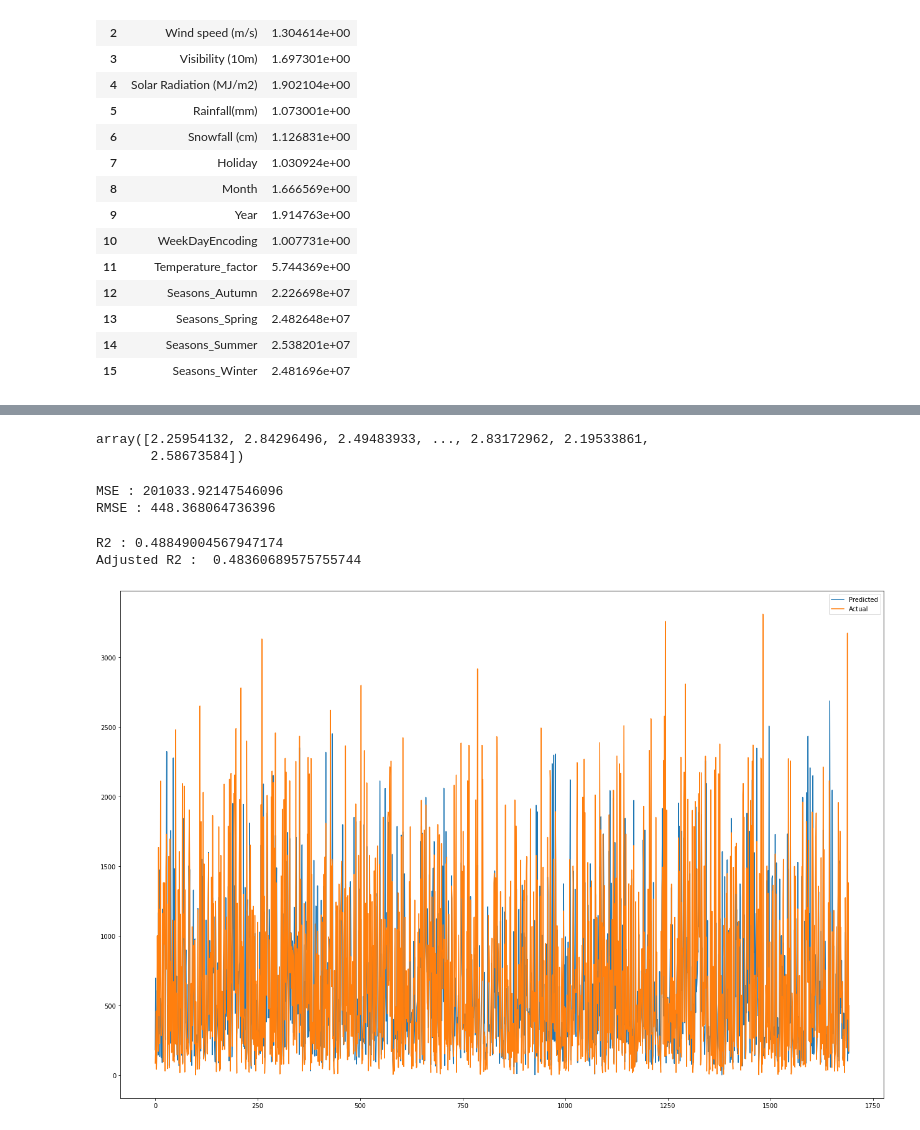
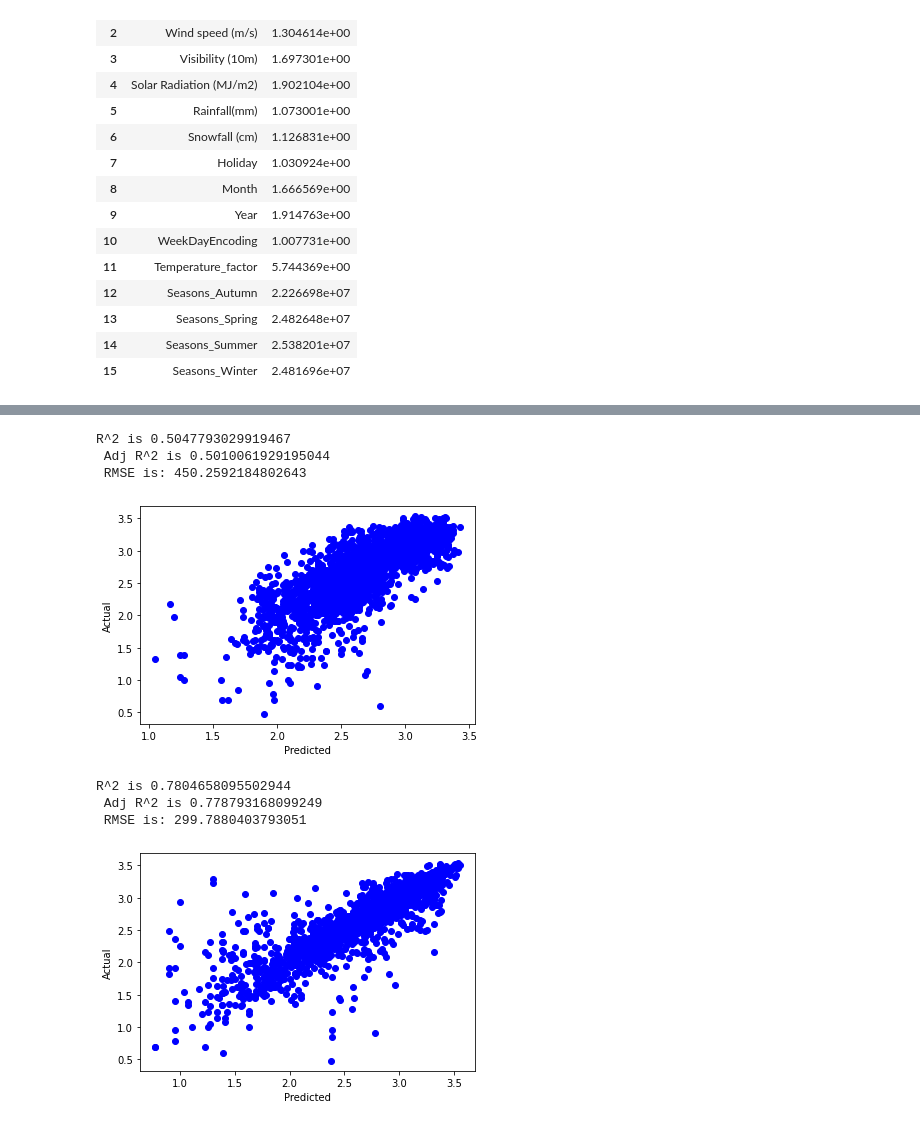
Before and after one commit to disuja7/Bike-sharing-demand-prediction, a Jupyter notebook: Copy_of_Bike_Sharing_Demand_Prediction_Capstone_Project.ipynb, the cells around one changed output, grey strips where cells are left out. Cells and saved outputs as stored; diff of their text form; code cells hidden in the pictures.

```diff
--- a/Copy_of_Bike_Sharing_Demand_Prediction_Capstone_Project.ipynb
+++ b/Copy_of_Bike_Sharing_Demand_Prediction_Capstone_Project.ipynb
@@ -426,7 +399,3 @@ dtype: int64
 # %%
-y = np.log10(final_df['Rented Bike Count'])
+X=final_df.drop('Rented Bike Count',axis=1)
+y=np.log10(final_df['Rented Bike Count'])
-# %%
-from sklearn.model_selection import train_test_split
-X_train, X_test, y_train, y_test = train_test_split( X,y , test_size = 0.2, random_state = 0)
-print(X_train.shape)
-print(X_test.shape)
@@ -455,34 +402,28 @@ reg.intercept_
-# %%
-y_pred = reg.predict(X_test)
-# %%
-y_pred
-# %% [output]
-array([2.25954132, 2.84296496, 2.49483933, ..., 2.83172962, 2.19533861,
-       2.58673584])
-# %%
-from sklearn.metrics import mean_squared_error
-
-MSE  = mean_squared_error(10**(y_test), 10**(y_pred))
-print("MSE :" , MSE)
-
-RMSE = np.sqrt(MSE)
-print("RMSE :" ,RMSE)
-# %% [output]
-MSE : 201033.92147546096
-RMSE : 448.368064736396
-# %%
-from sklearn.metrics import r2_score
-r2 = r2_score(10**(y_test), 10**(y_pred))
-print("R2 :" ,r2)
-print("Adjusted R2 : ",1-(1-r2_score(10**(y_test), 10**(y_pred)))*((X_test.shape[0]-1)/(X_test.shape[0]-X_test.shape[1]-1)))
-# %% [output]
-R2 : 0.48849004567947174
-Adjusted R2 :  0.48360689575755744
-# %%
-plt.figure(figsize=(22,15))
-plt.plot(10**(y_pred))
-plt.plot(np.array(10**(y_test)))
-plt.legend(["Predicted","Actual"])
-plt.show()
-# %% [output]
-[figure, removed]
+# %%
+def predict(ml_model,X,y):
+    X_train,X_test,y_train,y_test=train_test_split(X,y,test_size=0.25,random_state=12)
+    sc=StandardScaler()
+    X_train=sc.fit_transform(X_train)
+    X_test=sc.transform(X_test)
+    model=ml_model.fit(X_train,y_train)
+    y_pred=model.predict(X_test)
+    plt.scatter(y_pred,y_test,color='b')
+    plt.xlabel('Predicted')
+    plt.ylabel('Actual')
+    evaluation_metric=(f'R^2 is {r2_score(10**(y_test), 10**(y_pred))}\n Adj R^2 is {1-(1-r2_score(10**(y_test), 10**(y_pred)))*((X_test.shape[0]-1)/(X_test.shape[0]-X_test.shape[1]-1))}\n RMSE is: {np.sqrt(mean_squared_error(10**(y_test), 10**(y_pred)))}')
+    print(evaluation_metric)
+# %%
+predict(LinearRegression(),X,y)
+# %% [output]
+R^2 is 0.5047793029919467
+ Adj R^2 is 0.5010061929195044
+ RMSE is: 450.2592184802643
+[figure, added]
+# %%
+from sklearn.tree import DecisionTreeRegressor
+predict(DecisionTreeRegressor(),X,y)
+# %% [output]
+R^2 is 0.7804658095502944
+ Adj R^2 is 0.778793168099249
+ RMSE is: 299.7880403793051
+[figure, added]
```
Also changed, not shown: parts of 18 cells of this notebook.
